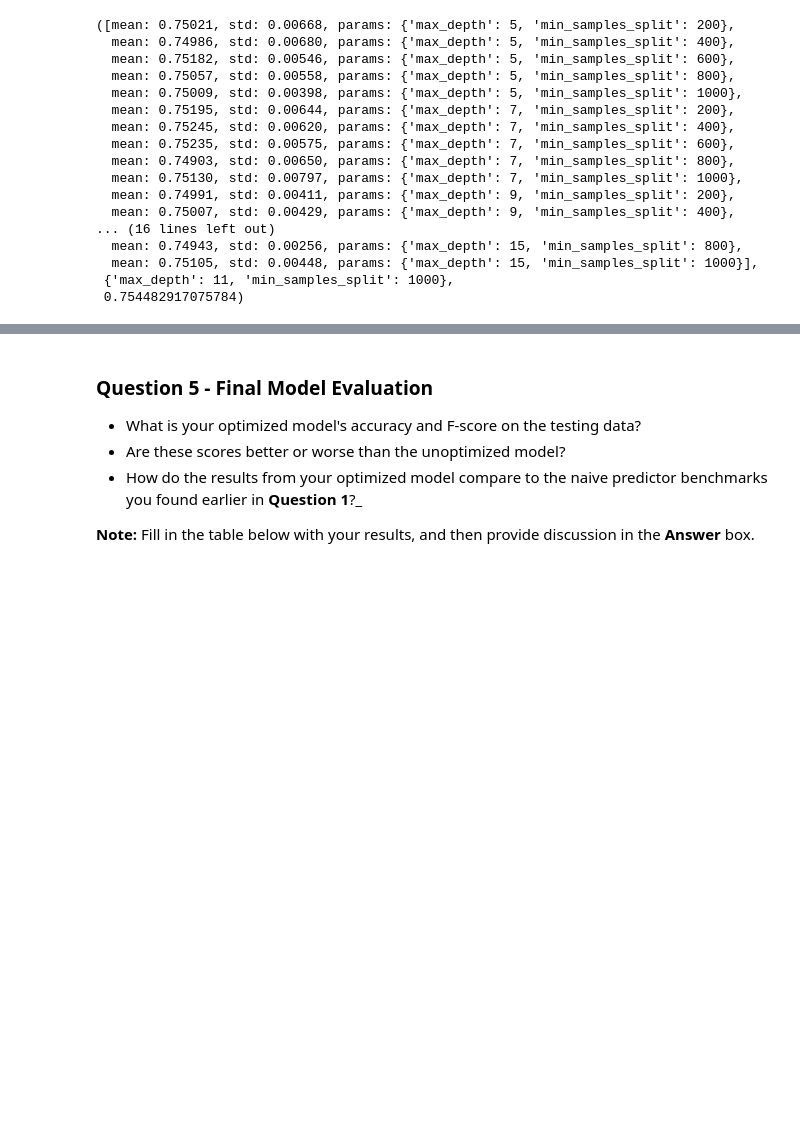
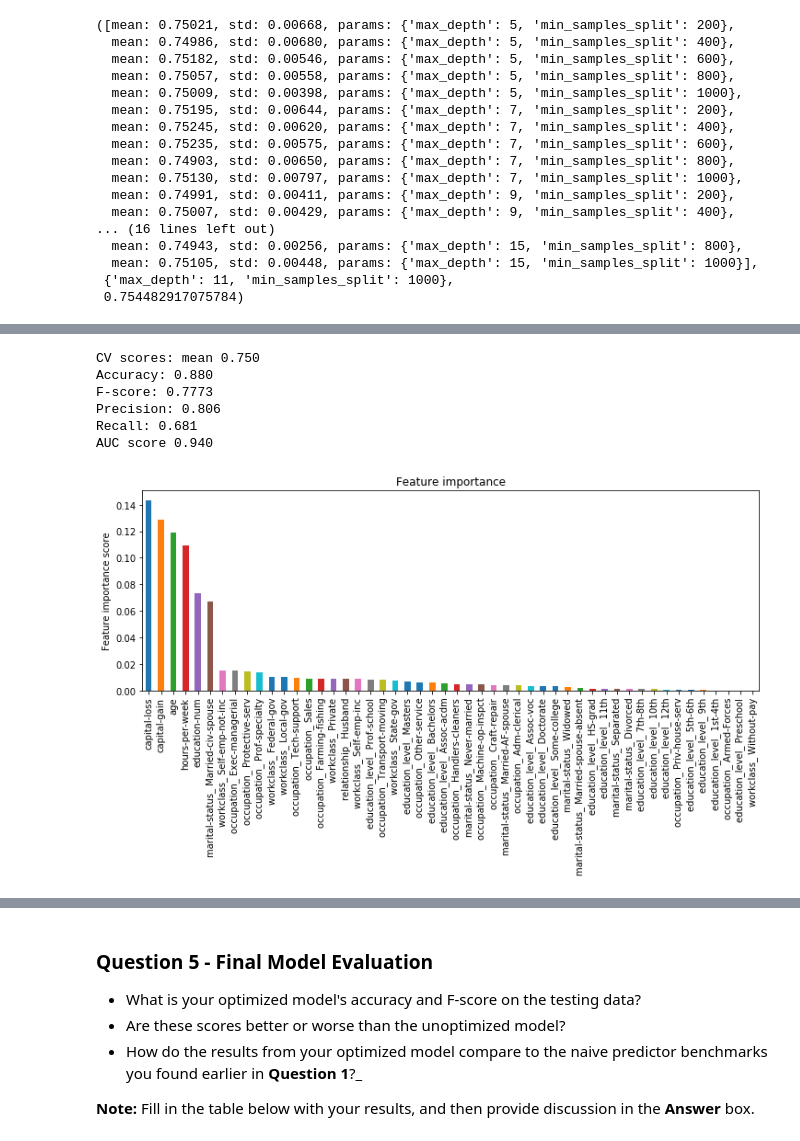
Before and after one commit to kotliarov/charity, a Jupyter notebook: finding_donors-bench.ipynb, the cells around one changed output, grey strips where cells are left out. Drawn from its saved outputs; the diff is of its cells as text; code cells hidden in the pictures; blank space fills up the shorter version.

```diff
--- a/finding_donors-bench.ipynb
+++ b/finding_donors-bench.ipynb
@@ -711,0 +833,20 @@ gsearch3.grid_scores_, gsearch3.best_params_, gsearch3.best_score_
+# %%
+# Lower learning rate and increase number of trees using same ratio:
+
+clf_600 = GradientBoostingClassifier(learning_rate=0.02,
+                                     n_estimators=600,
+                                     max_depth=11,
+                                     min_samples_leaf=20,
+                                     min_samples_split=1000,
+                                     max_features=85,
+                                     subsample=0.8,
+                                    random_state=112233)
+fit_model(clf_600, X_train, y_train)
+# %% [output]
+CV scores: mean 0.750
+Accuracy: 0.880
+F-score: 0.7773
+Precision: 0.806
+Recall: 0.681
+AUC score 0.940
+[figure, added]
```
Also changed, not shown: parts of 12 cells of this notebook.
